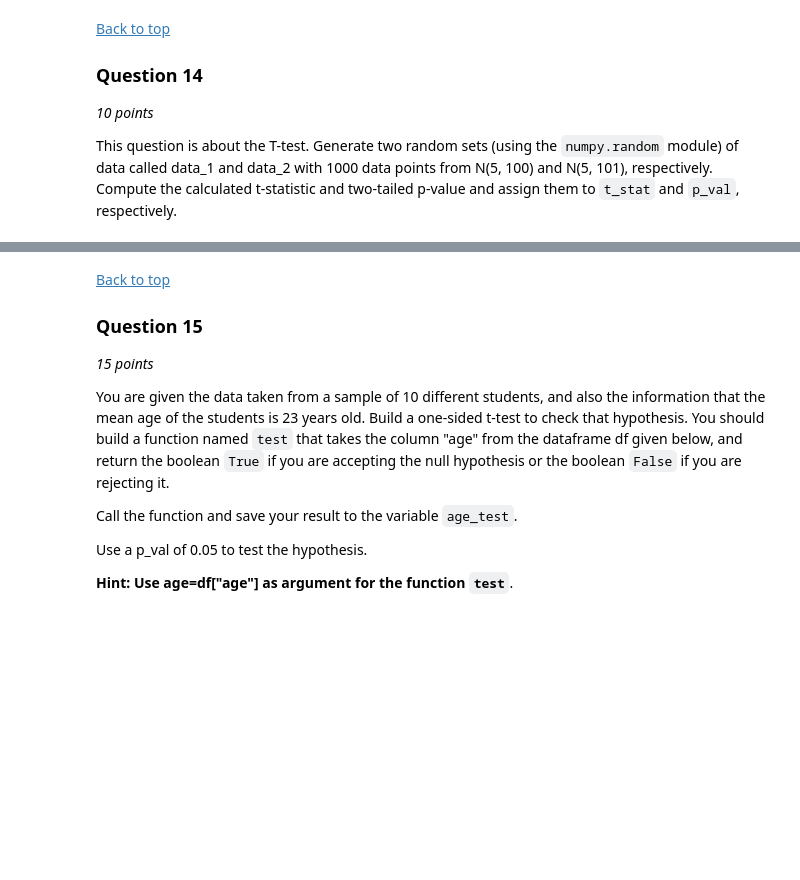
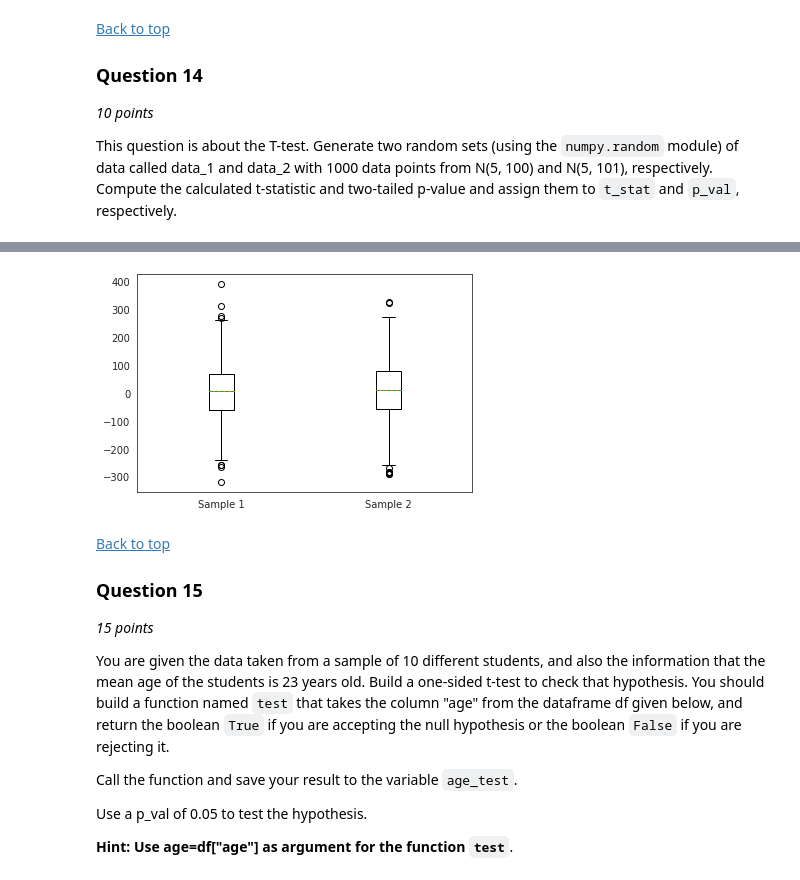
Before and after one commit to alexeimarcilio/Emeritus, a Jupyter notebook: Week09/Final_Assignment_ADSPY.ipynb, the cells around one changed output, grey strips where cells are left out. Cells and saved outputs as stored; diff of their text form; code cells hidden in the pictures; blank space fills up the shorter version.

```diff
--- a/Week09/Final_Assignment_ADSPY.ipynb
+++ b/Week09/Final_Assignment_ADSPY.ipynb
@@ -804,0 +857,3 @@ p_val = None
+# %%
+data_1 = np.random.normal(loc = 5, scale=100, size = 1000)
+data_2 = np.random.normal(loc = 5, scale=101, size = 1000)
@@ -805,3 +884,9 @@ p_val = None
+# %%
+plt.boxplot([data_1, data_2], labels=['Sample 1', 'Sample 2'], showmeans=True, meanline=True)
+
+plt.show()
+# %% [output]
+[figure, added]
 # %%
 ###
 ### AUTOGRADER TEST - DO NOT REMOVE
```
Also changed, not shown: parts of 9 cells of this notebook, 6 other files.
